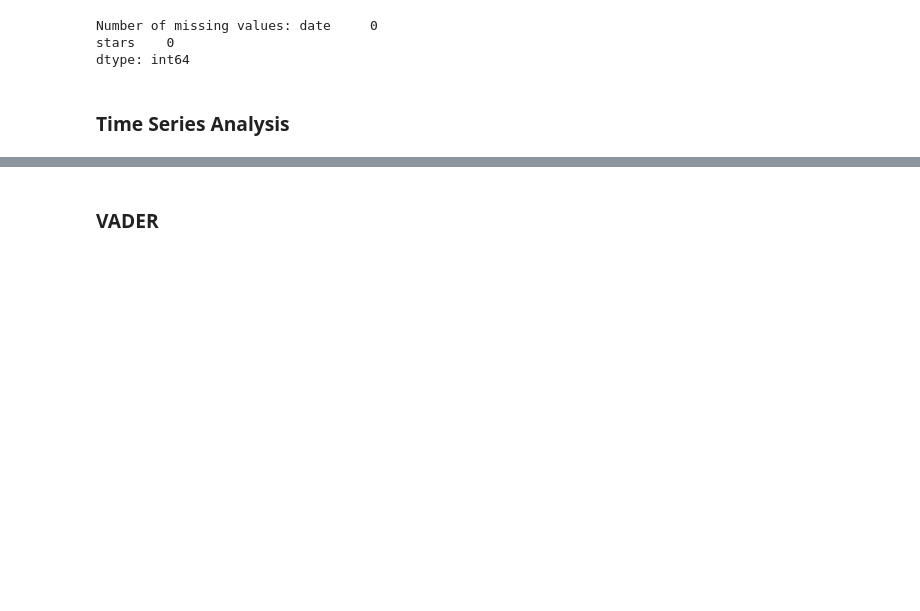
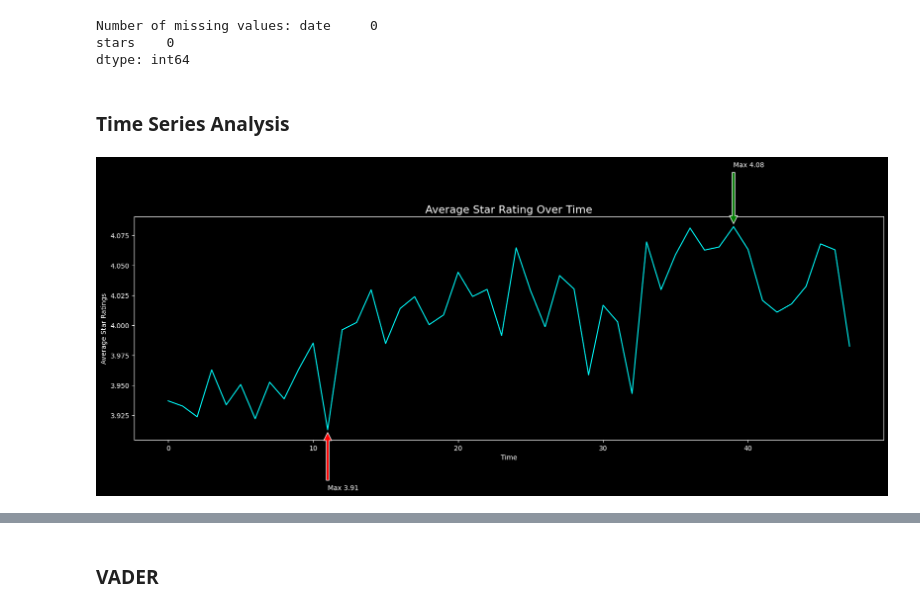
Before and after one commit to eccecarreon/nlp-deployment, a Jupyter notebook: nlp.ipynb, the cells around one changed output, grey strips where cells are left out. Drawn from its saved outputs; the diff is of its cells as text; code cells hidden in the pictures; blank space fills up the shorter version.

Commit message:
finished time series analysis

```diff
--- a/nlp.ipynb
+++ b/nlp.ipynb
@@ -255,3 +255,31 @@ stars    0
 dtype: int64
 # %% [markdown]
 ### **Time Series Analysis**
+# %%
+# Annotating the highest and lowest points
+max_value = df_resampled['stars'].max()
+min_value = df_resampled['stars'].min()
+max_date = df_resampled['stars'].idxmax()
+min_date = df_resampled['stars'].idxmin()
+
+plt.figure(figsize=(20,6))
+plt.plot(df_resampled.index, df_resampled['stars'], color='cyan')
+plt.title('Average Star Rating Over Time', fontsize=16)
+plt.xlabel('Time')
+plt.ylabel('Average Star Ratings')
+
+# Annotate max value
+plt.annotate(f'Max {max_value:.2f}',
+             xy=(max_date, max_value),
+             xytext=(max_date, max_value + 0.05),
+             arrowprops=dict(facecolor='green', shrink=0.05))
+
+# Annotate min value
+plt.annotate(f'Max {min_value:.2f}',
+             xy=(min_date, min_value),
+             xytext=(min_date, min_value + - 0.05), # minus so there's space below
+             arrowprops=dict(facecolor='red', shrink=0.05))
+
+plt.show()
+# %% [output]
+[figure, added]
```
Also changed, not shown: parts of 1 cell of this notebook.
